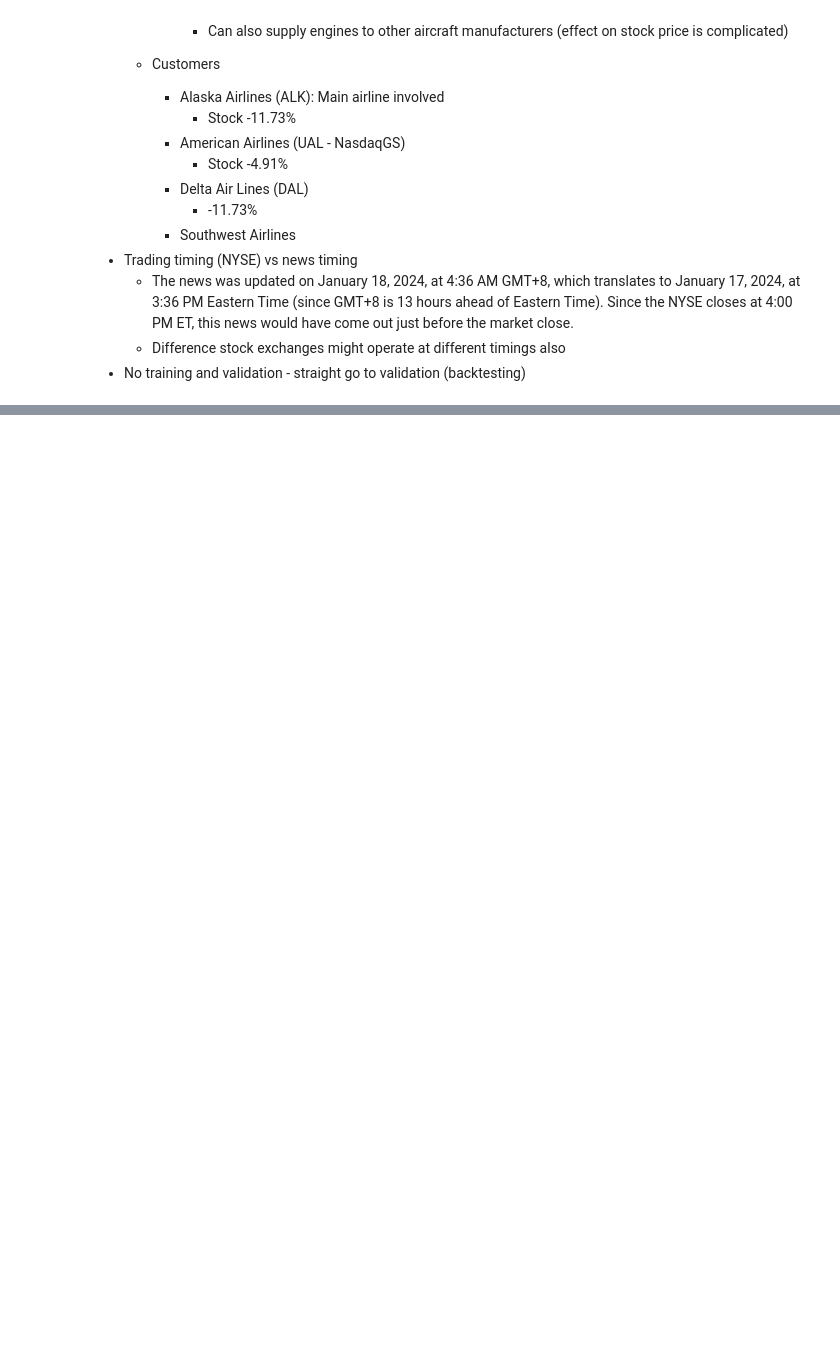
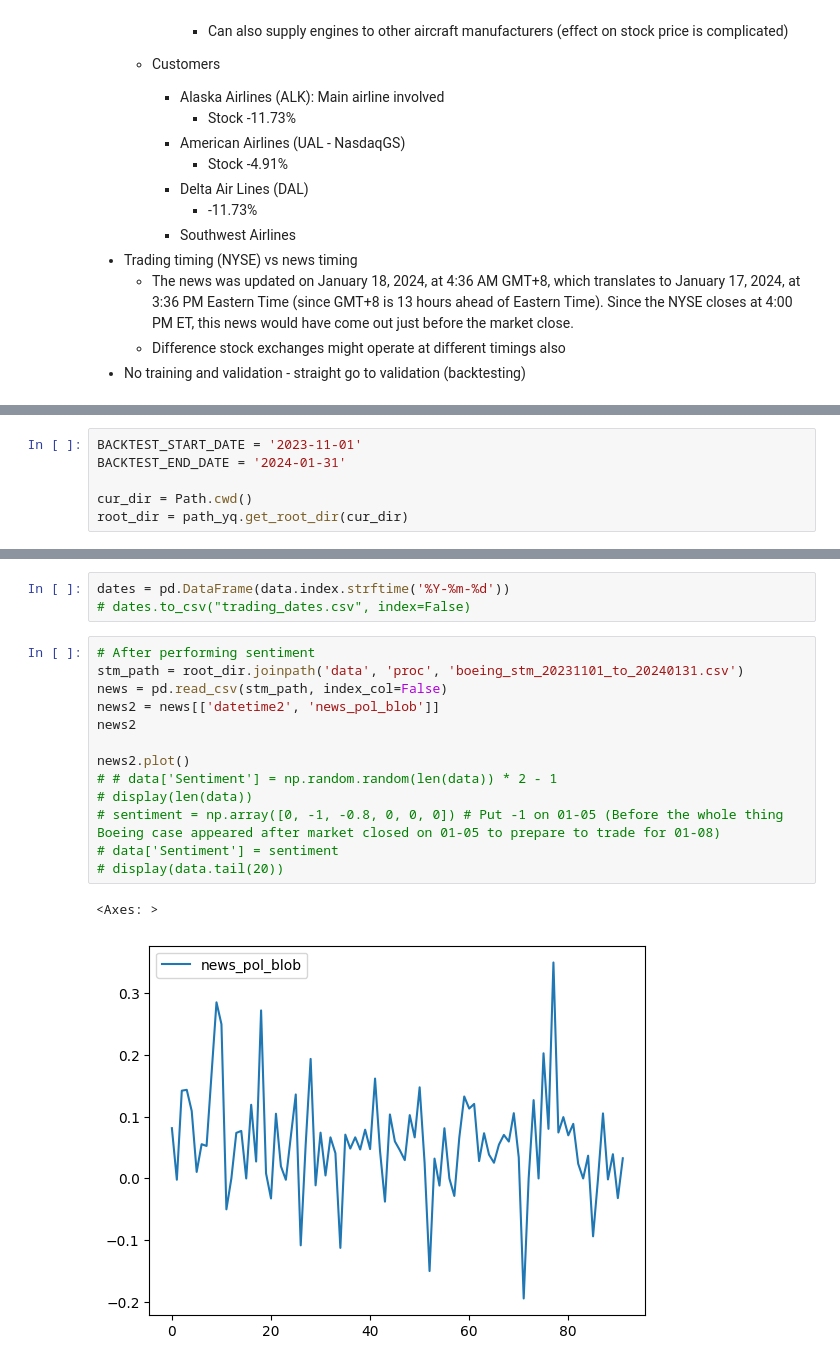
Before and after one commit to yiqwan/stock-forecast-with-sentiment, a Jupyter notebook: notebooks/trading.ipynb, the cells around one changed output, grey strips where cells are left out. Cells and saved outputs as stored; diff of their text form; blank space fills up the shorter version.

Commit message:
Tried to merge stock data and sentiment

```diff
--- a/notebooks/trading.ipynb
+++ b/notebooks/trading.ipynb
@@ -40,2 +49,8 @@ import numpy as np
+# %%
+BACKTEST_START_DATE = '2023-11-01'
+BACKTEST_END_DATE = '2024-01-31'
+
+cur_dir = Path.cwd()
+root_dir = path_yq.get_root_dir(cur_dir)
 # %% [markdown]
 Similar to download data codes
@@ -80,0 +94,19 @@ dtype: int64
+# %%
+dates = pd.DataFrame(data.index.strftime('%Y-%m-%d'))
+# dates.to_csv("trading_dates.csv", index=False)
+# %%
+# After performing sentiment
+stm_path = root_dir.joinpath('data', 'proc', 'boeing_stm_20231101_to_20240131.csv')
+news = pd.read_csv(stm_path, index_col=False)
+news2 = news[['datetime2', 'news_pol_blob']]
+news2
+
+news2.plot()
+# # data['Sentiment'] = np.random.random(len(data)) * 2 - 1
+# display(len(data))
+# sentiment = np.array([0, -1, -0.8, 0, 0, 0]) # Put -1 on 01-05 (Before the whole thing Boeing case appeared after market closed on 01-05 to prepare to trade for 01-08)
+# data['Sentiment'] = sentiment
+# display(data.tail(20))
+# %% [output]
+<Axes: >
+[figure, added]
```
Also changed, not shown: parts of 9 cells of this notebook.
